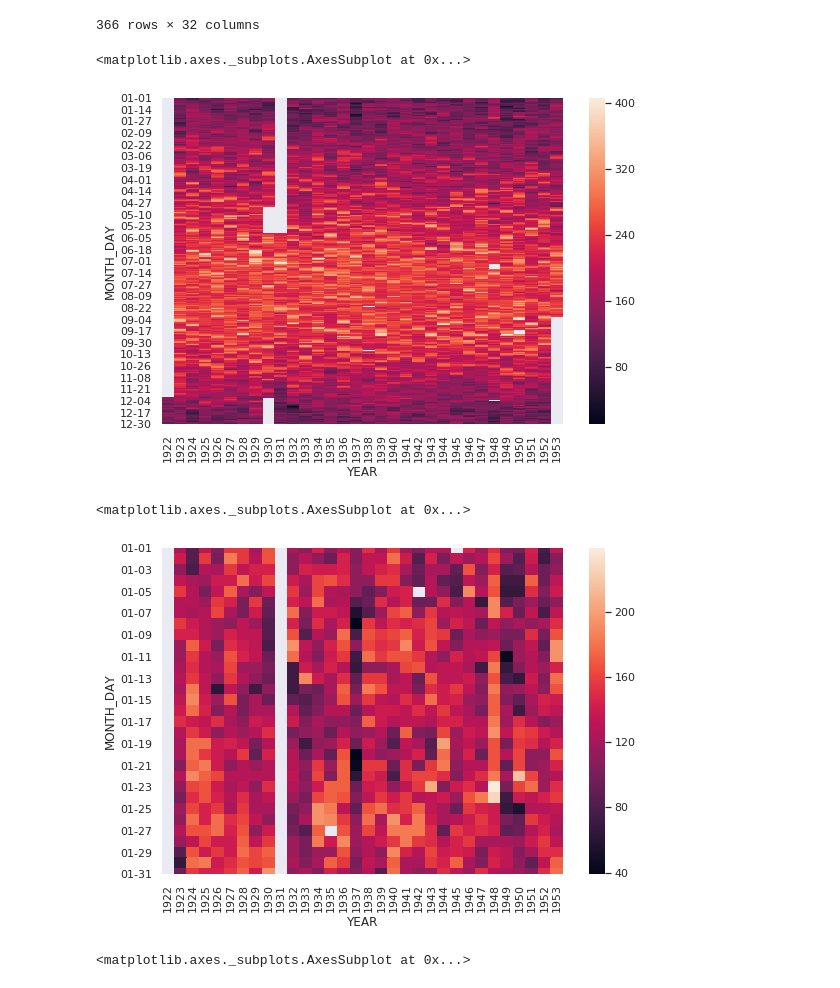
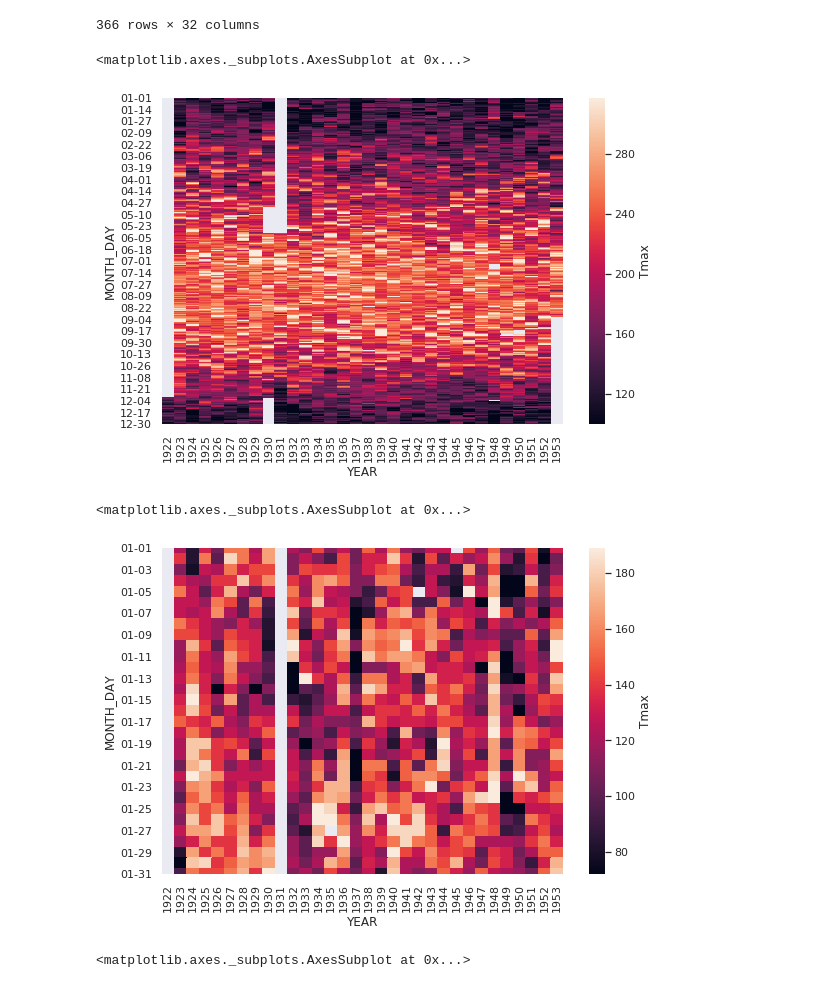
Before and after one commit to jaduimstra/climateviz, a Jupyter notebook: Initial_exploration.ipynb, the cells around one changed output. Cells and saved outputs as stored; diff of their text form; code cells hidden in the pictures.

```diff
--- a/Initial_exploration.ipynb
+++ b/Initial_exploration.ipynb
@@ -307,16 +307,16 @@ import seaborn as sns
 sns.set()
 # %%
 f, ax = plt.subplots(figsize=(9,6))
-sns.heatmap(pa_tmax_yearly)
+sns.heatmap(pa_tmax_yearly, robust=True, cbar_kws={'label':'Tmax'})
 # %% [output]
 <matplotlib.axes._subplots.AxesSubplot at 0x...>
-[figure, old version]
+[figure, new version]
 # %%
 f, ax = plt.subplots(figsize=(9,6))
-sns.heatmap(pa_tmax_yearly[0:31])
+sns.heatmap(pa_tmax_yearly[0:31], robust=True, cbar_kws={'label':'Tmax'})
 # %% [output]
 <matplotlib.axes._subplots.AxesSubplot at 0x...>
-[figure, old version]
+[figure, new version]
 # %%
 f, ax = plt.subplots(figsize=(9,6))
 sns.heatmap(pa_tmax_yearly.loc['07-01':'07-31'])
```
Also changed, not shown: parts of 12 cells of this notebook, 1 other file.
